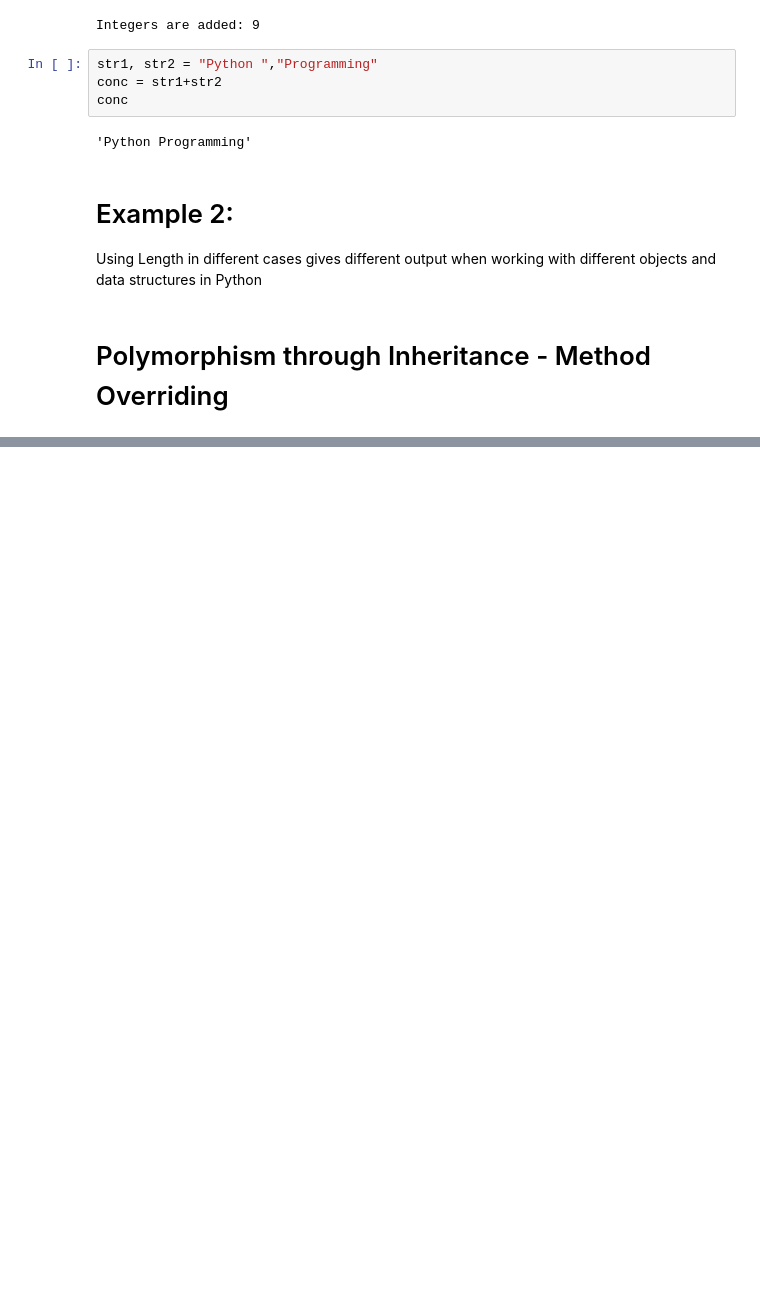
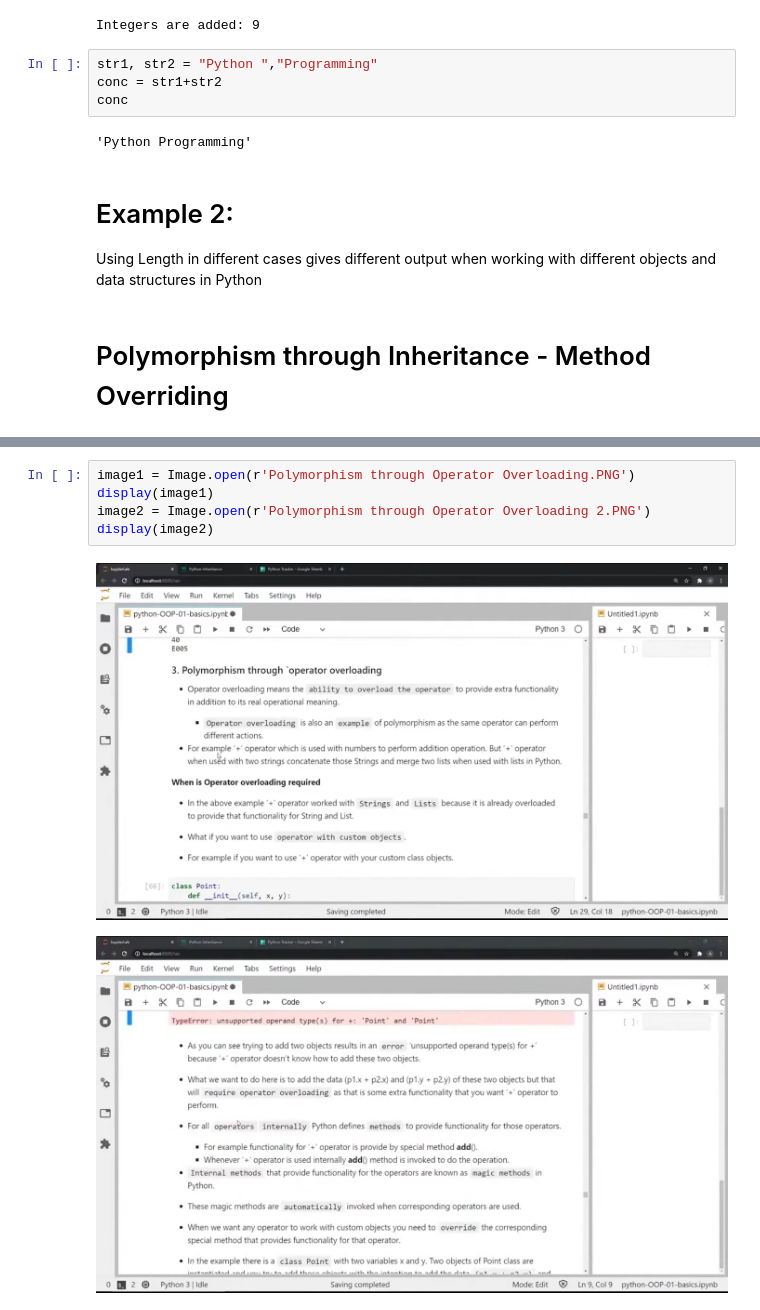
Before and after one commit to Muhammad-Abdullah3/Practice, a Jupyter notebook: Python/Polymorphism in OOP.ipynb, the cells around one changed output, grey strips where cells are left out. Cells and saved outputs as stored; diff of their text form; blank space fills up the shorter version.

```diff
--- a/Python/Polymorphism in OOP.ipynb
+++ b/Python/Polymorphism in OOP.ipynb
@@ -34,0 +68,8 @@ display(show_first_image)
+# %%
+image1 = Image.open(r'Polymorphism through Operator Overloading.PNG')
+display(image1)
+image2 = Image.open(r'Polymorphism through Operator Overloading 2.PNG')
+display(image2)
+# %% [output]
+[figure, added]
+[figure, added]
```
Also changed, not shown: parts of 8 cells of this notebook, 3 other files.
